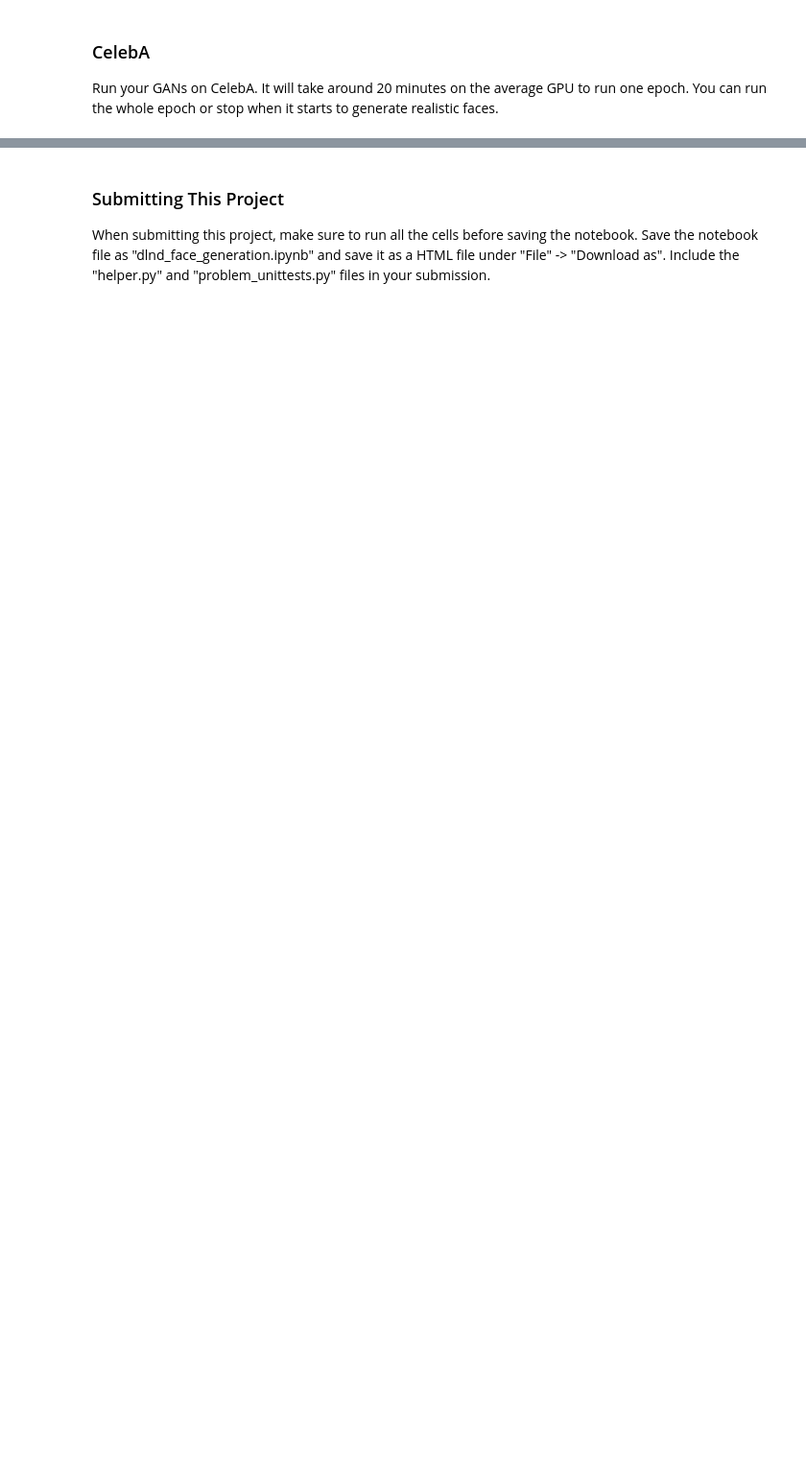
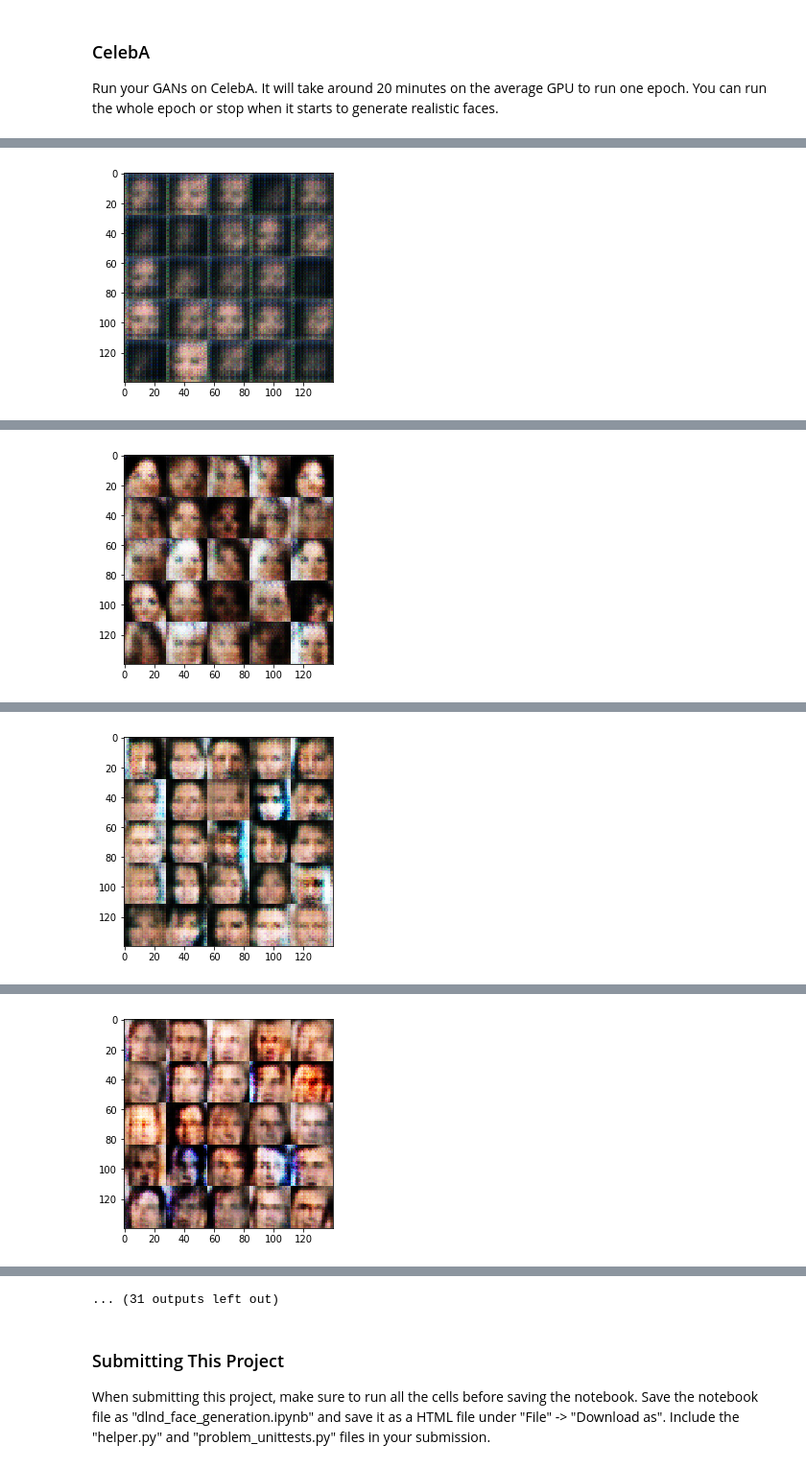
Before and after one commit to Rmwak/dlnd_p5, a Jupyter notebook: dlnd_face_generation.ipynb, the cells around one changed output, grey strips where cells are left out. Shown at 96% size. Saved outputs shown, nothing was run; the diff lists cells and outputs as text; code cells hidden in the pictures; blank space fills up the shorter version.

```diff
--- a/dlnd_face_generation.ipynb
+++ b/dlnd_face_generation.ipynb
@@ -283,10 +481,10 @@ with tf.Graph().as_default():
 ### CelebA
 Run your GANs on CelebA.  It will take around 20 minutes on the average GPU to run one epoch.  You can run the whole epoch or stop when it starts to generate realistic faces.
 # %%
-batch_size = None
-z_dim = None
-learning_rate = None
-beta1 = None
+batch_size = 64
+z_dim = 100
+learning_rate = 0.001
+beta1 = 0.3
 
 
 """
@@ -298,3 +496,4 @@ celeba_dataset = helper.Dataset('celeba', glob(os.path.join(data_dir, 'img_align
 with tf.Graph().as_default():
     train(epochs, batch_size, z_dim, learning_rate, beta1, celeba_dataset.get_batches,
           celeba_dataset.shape, celeba_dataset.image_mode)
+# %% [output]
@@ -300,0 +510 @@ with tf.Graph().as_default():
+[figure, added]
@@ -300,0 +521 @@ with tf.Graph().as_default():
+[figure, added]
@@ -300,0 +532 @@ with tf.Graph().as_default():
+[figure, added]
@@ -300,0 +543 @@ with tf.Graph().as_default():
+[figure, added]
@@ -301,3 +566,4 @@ with tf.Graph().as_default():
+... (31 outputs left out)
 # %% [markdown]
 ### Submitting This Project
 When submitting this project, make sure to run all the cells before saving the notebook. Save the notebook file as "dlnd_face_generation.ipynb" and save it as a HTML file under "File" -> "Download as". Include the "helper.py" and "problem_unittests.py" files in your submission.
```
Also changed, not shown: parts of 13 cells of this notebook.
